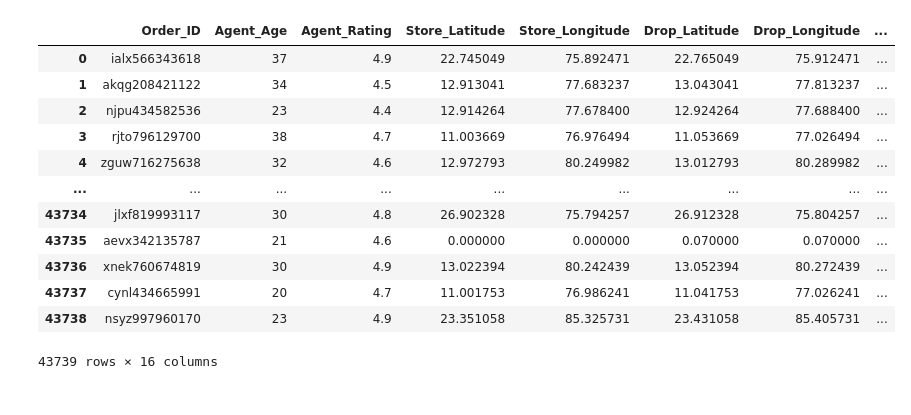
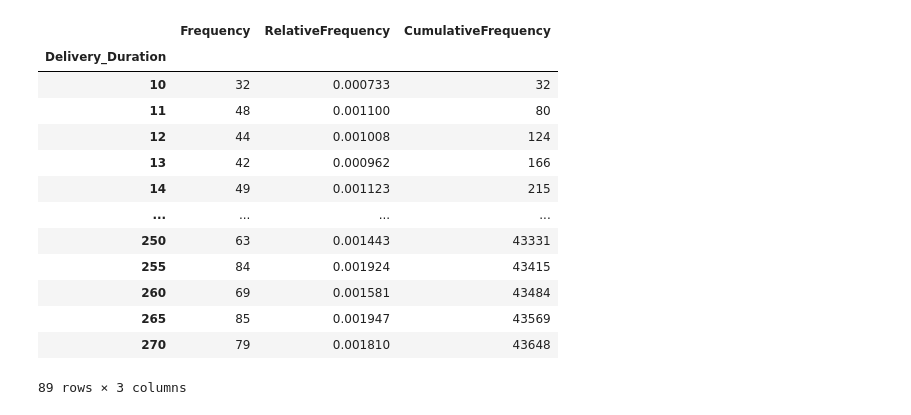
Before and after one commit to hari12dec/my-ai-learning-lab, a Jupyter notebook: ml-ds-capstone-project/eda/univariate_.ipynb, the cells around one changed output. Drawn from its saved outputs; the diff is of its cells as text; code cells hidden in the pictures.

```diff
--- a/ml-ds-capstone-project/eda/univariate_.ipynb
+++ b/ml-ds-capstone-project/eda/univariate_.ipynb
@@ -3,21 +3,28 @@ import pandas as pd
 import seaborn as sns
 import matplotlib.pyplot as plt
 # %%
-BASE_PATH = "../../data_collection/"
-df = pd.read_csv(BASE_PATH + "amazon_delivery.csv")
+BASE_PATH = "../data_collection/"
+df = pd.read_csv(BASE_PATH + "prep_amazon_delivery_1.csv")
 # %%
-df
+from Univariate import Univariate
+obj = Univariate()
+
+quan, qual = obj.quanQual(df)
+table = obj.frequency_table(df, 'Delivery_Duration')
+
+table
 # %% [output]
-|  | Order_ID | Agent_Age | Agent_Rating | Store_Latitude | Store_Longitude | Drop_Latitude | Drop_Longitude | ... |
-| 0 | ialx566343618 | 37 | 4.9 | 22.745049 | 75.892471 | 22.765049 | 75.912471 | ... |
-| 1 | akqg208421122 | 34 | 4.5 | 12.913041 | 77.683237 | 13.043041 | 77.813237 | ... |
-| 2 | njpu434582536 | 23 | 4.4 | 12.914264 | 77.678400 | 12.924264 | 77.688400 | ... |
-| 3 | rjto796129700 | 38 | 4.7 | 11.003669 | 76.976494 | 11.053669 | 77.026494 | ... |
-| 4 | zguw716275638 | 32 | 4.6 | 12.972793 | 80.249982 | 13.012793 | 80.289982 | ... |
-| ... | ... | ... | ... | ... | ... | ... | ... | ... |
-| 43734 | jlxf819993117 | 30 | 4.8 | 26.902328 | 75.794257 | 26.912328 | 75.804257 | ... |
-| 43735 | aevx342135787 | 21 | 4.6 | 0.000000 | 0.000000 | 0.070000 | 0.070000 | ... |
-| 43736 | xnek760674819 | 30 | 4.9 | 13.022394 | 80.242439 | 13.052394 | 80.272439 | ... |
-| 43737 | cynl434665991 | 20 | 4.7 | 11.001753 | 76.986241 | 11.041753 | 77.026241 | ... |
-| 43738 | nsyz997960170 | 23 | 4.9 | 23.351058 | 85.325731 | 23.431058 | 85.405731 | ... |
+|  | Frequency | RelativeFrequency | CumulativeFrequency |
+| Delivery_Duration |  |  |  |
+| 10 | 32 | 0.000733 | 32 |
+| 11 | 48 | 0.001100 | 80 |
+| 12 | 44 | 0.001008 | 124 |
+| 13 | 42 | 0.000962 | 166 |
+| 14 | 49 | 0.001123 | 215 |
+| ... | ... | ... | ... |
+| 250 | 63 | 0.001443 | 43331 |
+| 255 | 84 | 0.001924 | 43415 |
+| 260 | 69 | 0.001581 | 43484 |
+| 265 | 85 | 0.001947 | 43569 |
+| 270 | 79 | 0.001810 | 43648 |
-43739 rows × 16 columns
+89 rows × 3 columns
```
Also changed, not shown: parts of 14 cells of this notebook, 4 other files.
